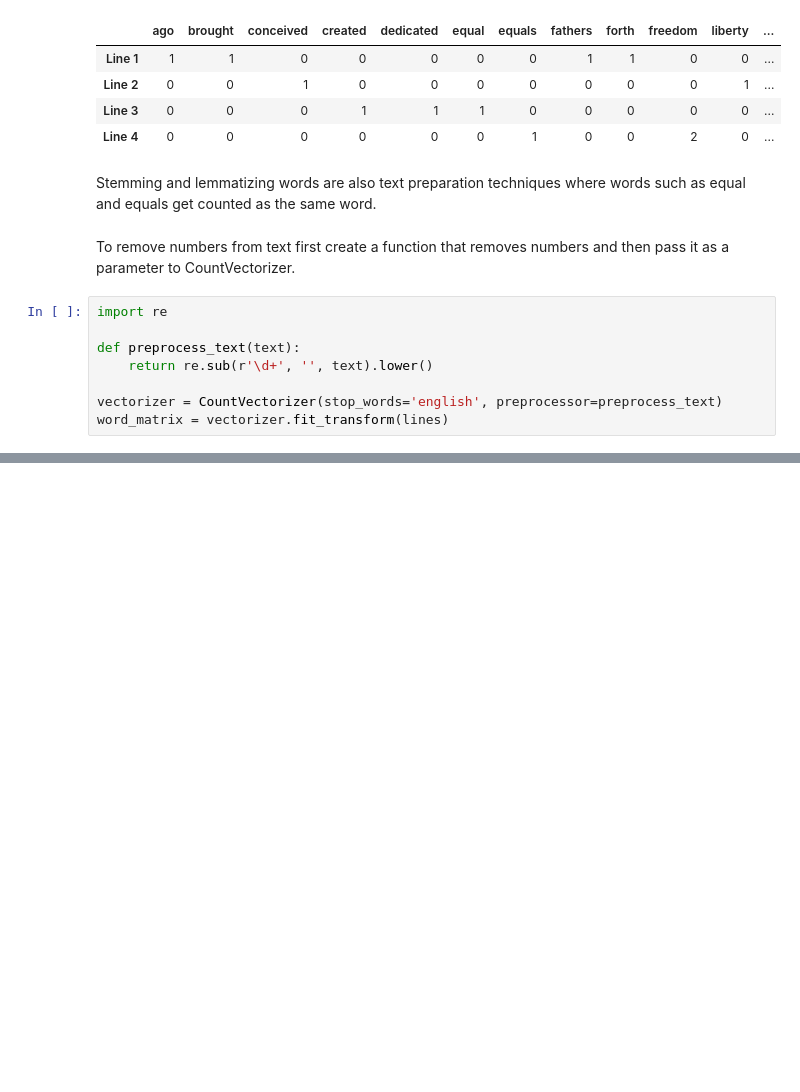
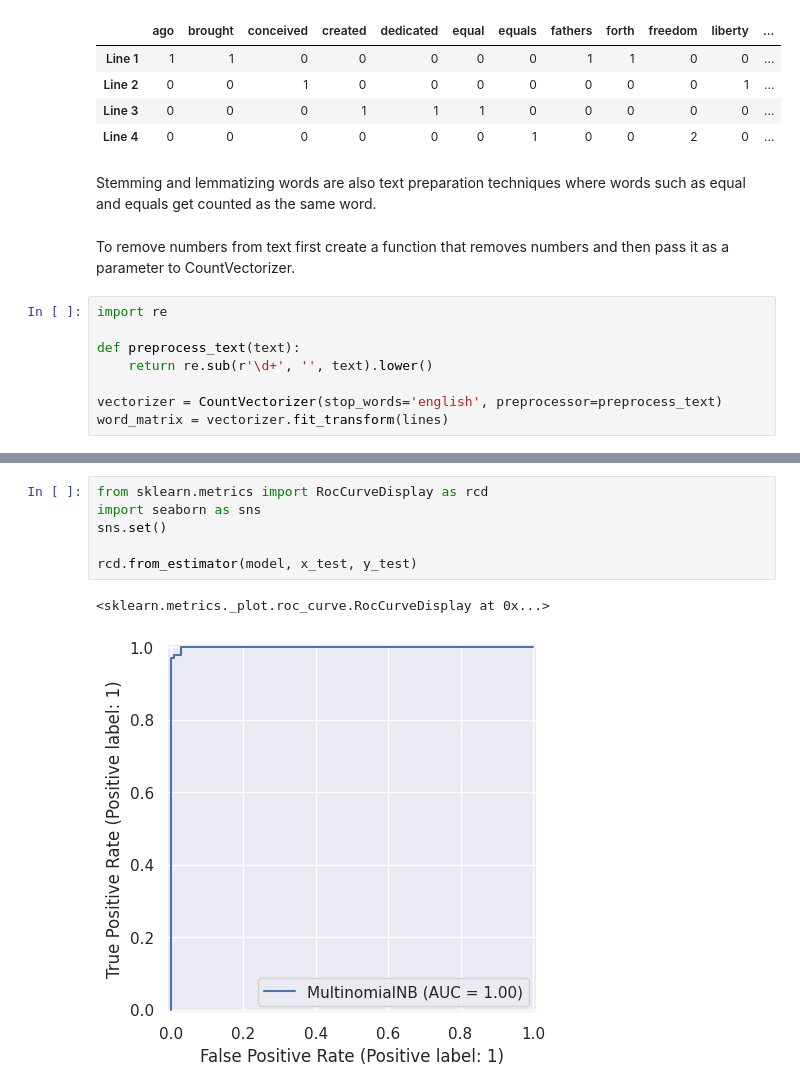
Before and after one commit to bolicnikola/Applied-Machine-Learning-And-AI, a Jupyter notebook: Text_Classification.ipynb, the cells around one changed output, grey strips where cells are left out. Saved outputs shown, nothing was run; the diff lists cells and outputs as text; blank space fills up the shorter version.

```diff
--- a/Text_Classification.ipynb
+++ b/Text_Classification.ipynb
@@ -50,0 +192,9 @@ word_matrix = vectorizer.fit_transform(lines)
+# %%
+from sklearn.metrics import RocCurveDisplay as rcd
+import seaborn as sns
+sns.set()
+
+rcd.from_estimator(model, x_test, y_test)
+# %% [output]
+<sklearn.metrics._plot.roc_curve.RocCurveDisplay at 0x...>
+[figure, added]
```
Also changed, not shown: parts of 21 cells of this notebook, 1 other file.
